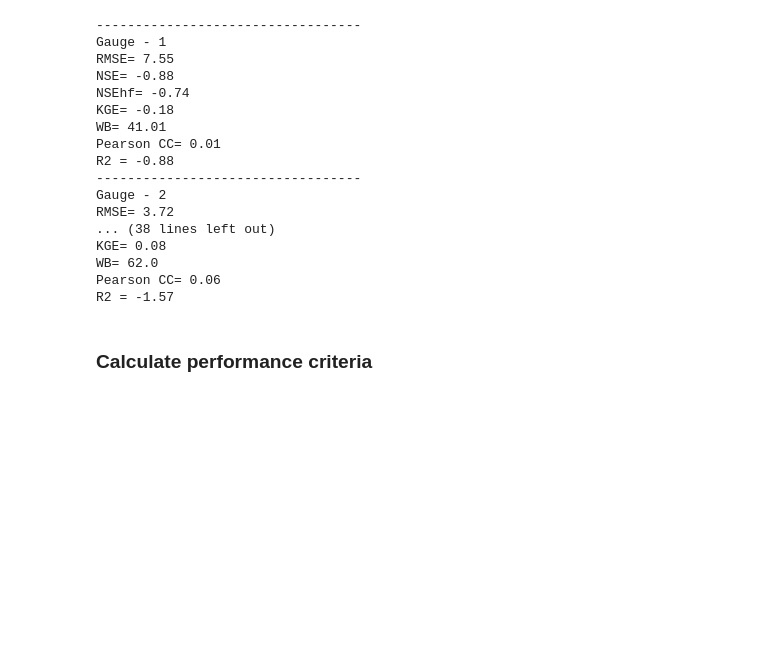
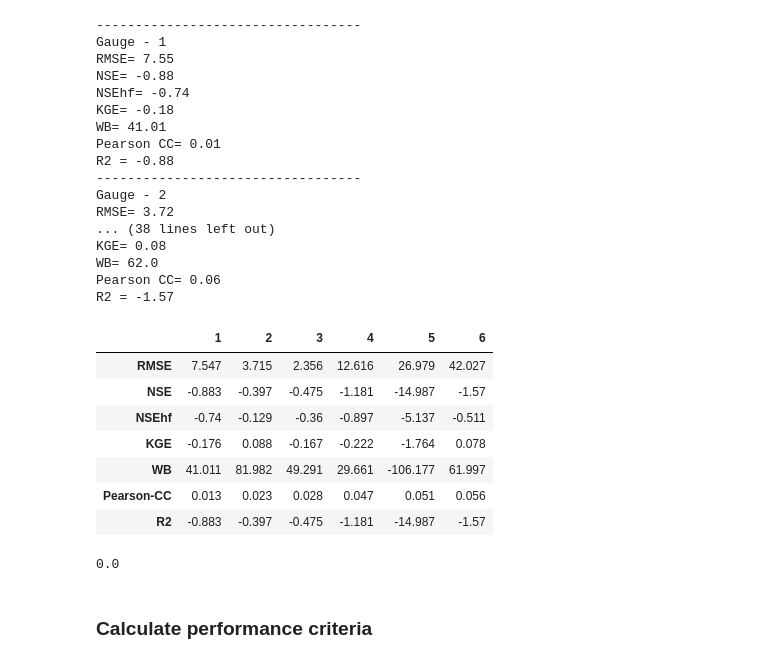
Before and after one commit to Serapieum-of-alex/Hapi, a Jupyter notebook: Examples/Hydrological model/Note books/02Coello-Hapi.ipynb, the cells around one changed output. Saved outputs shown, nothing was run; the diff lists cells and outputs as text; code cells hidden in the pictures; blank space fills up the shorter version.

```diff
--- a/Examples/Hydrological model/Note books/02Coello-Hapi.ipynb
+++ b/Examples/Hydrological model/Note books/02Coello-Hapi.ipynb
@@ -121,6 +140,21 @@ KGE= 0.08
 WB= 62.0
 Pearson CC= 0.06
 R2 = -1.57
+# %%
+Coello.Metrics
+# %% [output]
+|  | 1 | 2 | 3 | 4 | 5 | 6 |
+| RMSE | 7.547 | 3.715 | 2.356 | 12.616 | 26.979 | 42.027 |
+| NSE | -0.883 | -0.397 | -0.475 | -1.181 | -14.987 | -1.57 |
+| NSEhf | -0.74 | -0.129 | -0.36 | -0.897 | -5.137 | -0.511 |
+| KGE | -0.176 | 0.088 | -0.167 | -0.222 | -1.764 | 0.078 |
+| WB | 41.011 | 81.982 | 49.291 | 29.661 | -106.177 | 61.997 |
+| Pearson-CC | 0.013 | 0.023 | 0.028 | 0.047 | 0.051 | 0.056 |
+| R2 | -0.883 | -0.397 | -0.475 | -1.181 | -14.987 | -1.57 |
+# %%
+Coello.Qtot[0,0,0]
+# %% [output]
+0.0
 # %% [markdown]
 ### Calculate performance criteria
 # %% [markdown]
```
Also changed, not shown: parts of 11 cells of this notebook.
